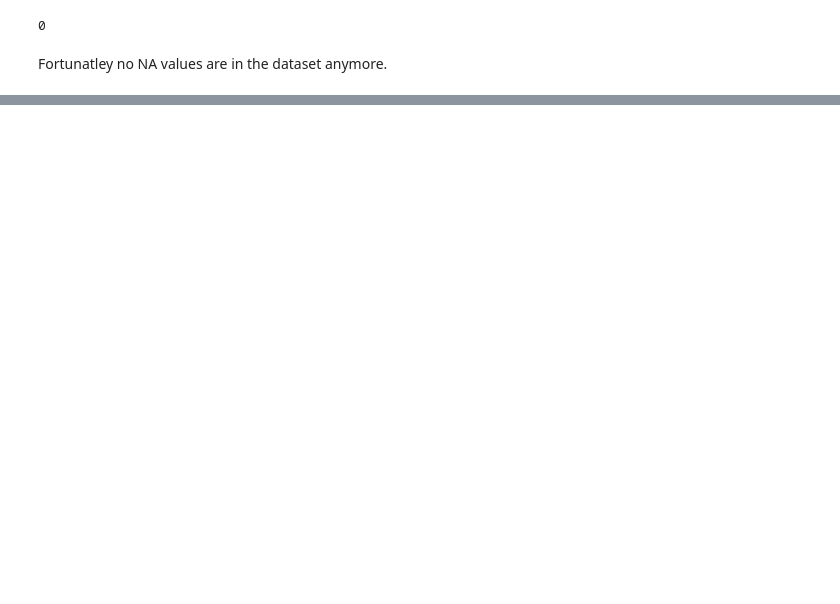
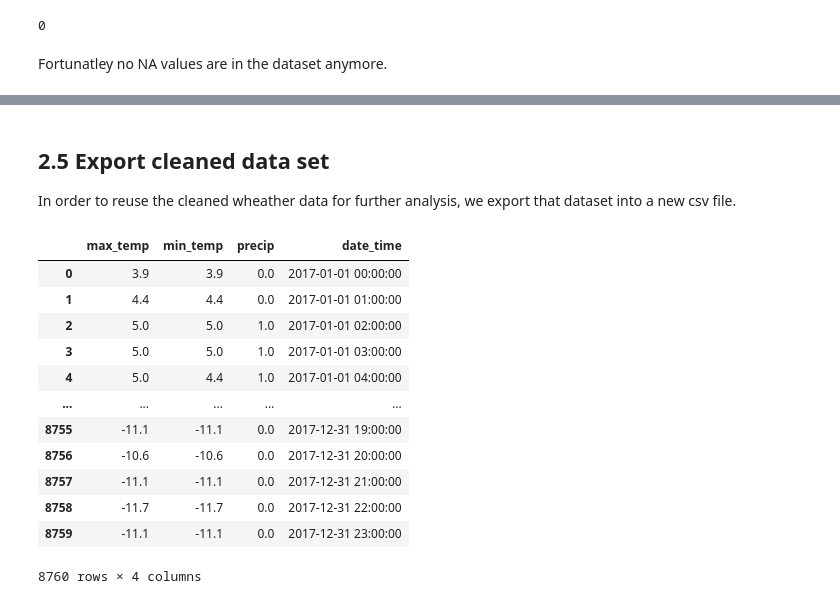
Before and after one commit to NinoVo931/AA_Project, a Jupyter notebook: Weather_Cleaning.ipynb, the cells around one changed output, grey strips where cells are left out. Saved outputs shown, nothing was run; the diff lists cells and outputs as text; code cells hidden in the pictures; blank space fills up the shorter version.

```diff
--- a/Weather_Cleaning.ipynb
+++ b/Weather_Cleaning.ipynb
@@ -117,0 +183,4 @@ df_Stations.head()
+# %%
+# Setting the date_time as DateTimeIndex of the Dataframe to "fill in" the missing date times
+df_weather_2017.set_index('date_time', inplace = True)
+df_weather_2017
@@ -117,0 +202,4 @@ df_Stations.head()
+# %%
+# "Filling in" the missing date times to interpolate the missing values
+df_weather_modified = df_weather_2017.asfreq(freq='1H')
+df_weather_modified
@@ -117,0 +224,4 @@ df_Stations.head()
+# %%
+# Interpolating the missing values
+df_weather_modified = df_weather_modified.interpolate(method = 'linear')
+df_weather_modified.info()
@@ -117,0 +257,20 @@ df_Stations.head()
+# %% [markdown]
+## 2.5 Export cleaned data set
+In order to reuse the cleaned wheather data for further analysis, we export that dataset into a new csv file.
+# %%
+df_weather_modified['date_time'] = df_weather_modified.index
+df_weather_modified.reset_index(drop = True)
+# %% [output]
+|  | max_temp | min_temp | precip | date_time |
+| 0 | 3.9 | 3.9 | 0.0 | 2017-01-01 00:00:00 |
+| 1 | 4.4 | 4.4 | 0.0 | 2017-01-01 01:00:00 |
+| 2 | 5.0 | 5.0 | 1.0 | 2017-01-01 02:00:00 |
+| 3 | 5.0 | 5.0 | 1.0 | 2017-01-01 03:00:00 |
+| 4 | 5.0 | 4.4 | 1.0 | 2017-01-01 04:00:00 |
+| ... | ... | ... | ... | ... |
+| 8755 | -11.1 | -11.1 | 0.0 | 2017-12-31 19:00:00 |
+| 8756 | -10.6 | -10.6 | 0.0 | 2017-12-31 20:00:00 |
+| 8757 | -11.1 | -11.1 | 0.0 | 2017-12-31 21:00:00 |
+| 8758 | -11.7 | -11.7 | 0.0 | 2017-12-31 22:00:00 |
+| 8759 | -11.1 | -11.1 | 0.0 | 2017-12-31 23:00:00 |
+8760 rows × 4 columns
```
Also changed, not shown: parts of 51 cells of this notebook, 1 other file.
